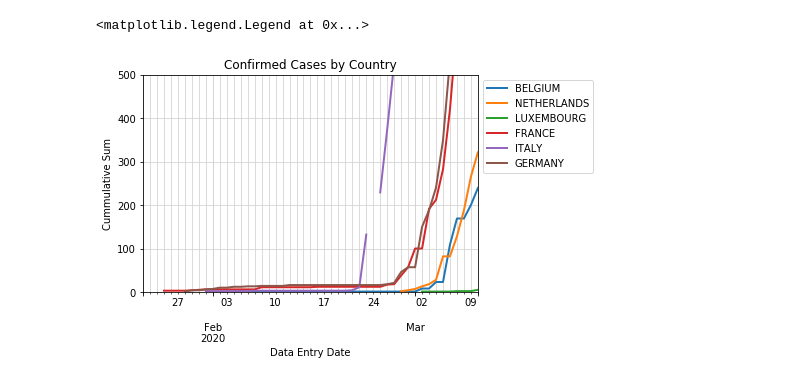
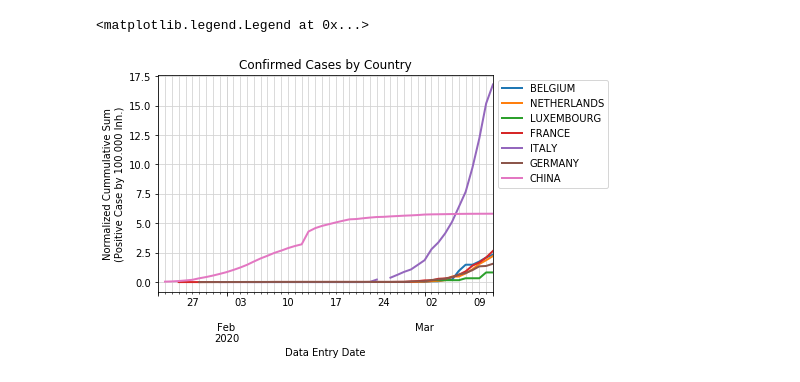
Before and after one commit to jlandercy/cookbook, a Jupyter notebook: python/scientific/covid19.ipynb, the cells around one changed output. Saved outputs shown, nothing was run; the diff lists cells and outputs as text; code cells hidden in the pictures.

```diff
--- a/python/scientific/covid19.ipynb
+++ b/python/scientific/covid19.ipynb
@@ -35,0 +65,6 @@ data.sample(5)
+# %%
+keys = ['BELGIUM', 'NETHERLANDS', 'LUXEMBOURG', 'FRANCE', 'ITALY', 'GERMANY', 'CHINA']
+# %%
+merged = pop.merge(data, on='country', how='right')
+merged['normalized'] = 1e5*merged['cumsum']/merged['pop_count']
+merged.sample(5)
@@ -63,0 +91,3 @@ cross.to_csv('covid19_{:%Y%m%d}.csv'.format(pd.Timestamp.now()))
+# %%
+ncross = merged.pivot_table(index='date', columns='country', values='normalized')
+ncross.tail(5)[keys]
@@ -64,9 +104,8 @@ cross.to_csv('covid19_{:%Y%m%d}.csv'.format(pd.Timestamp.now()))
 # %%
-keys = ['BELGIUM', 'NETHERLANDS', 'LUXEMBOURG', 'FRANCE', 'ITALY', 'GERMANY', 'CHINA', 'RUSSIAN FEDERATION', 'UNITED KINGDOM', 'UNITED STATES OF AMERICA']
 axe = cross[keys].plot(logy=True, linewidth=2)
-axe.set_title("Confirmed Cases by Country")
+axe.set_title("Postive Cases by Country")
 axe.set_xlabel("Data Entry Date")
-axe.set_ylabel("Cummulative Sum")
+axe.set_ylabel("Cummulative Sum (Positive Case)")
 axe.grid(which='both', color='lightgray')
 axe.legend(bbox_to_anchor=(1,1), loc='upper left')
 # %% [output]
@@ -75,15 +124,14 @@ axe.legend(bbox_to_anchor=(1,1), loc='upper left')
 # %%
-keys = ['BELGIUM', 'NETHERLANDS', 'LUXEMBOURG', 'FRANCE', 'ITALY', 'GERMANY']
-axe = cross[keys].plot(linewidth=2)
+axe = ncross[keys].plot(linewidth=2)
 axe.set_title("Confirmed Cases by Country")
 axe.set_xlabel("Data Entry Date")
-axe.set_ylabel("Cummulative Sum")
+axe.set_ylabel("Normalized Cummulative Sum\n(Positive Case by 100.000 Inh.)")
 axe.grid(which='both', color='lightgray')
-axe.set_ylim([0,500])
+#axe.set_ylim([0,10])
 axe.legend(bbox_to_anchor=(1,1), loc='upper left')
 # %% [output]
 <matplotlib.legend.Legend at 0x...>
-[figure, old version]
+[figure, new version]
 # %%
 axe = cross.plot(logy=True)
 axe.legend().remove()
```
Also changed, not shown: parts of 20 cells of this notebook, 1 other file.
